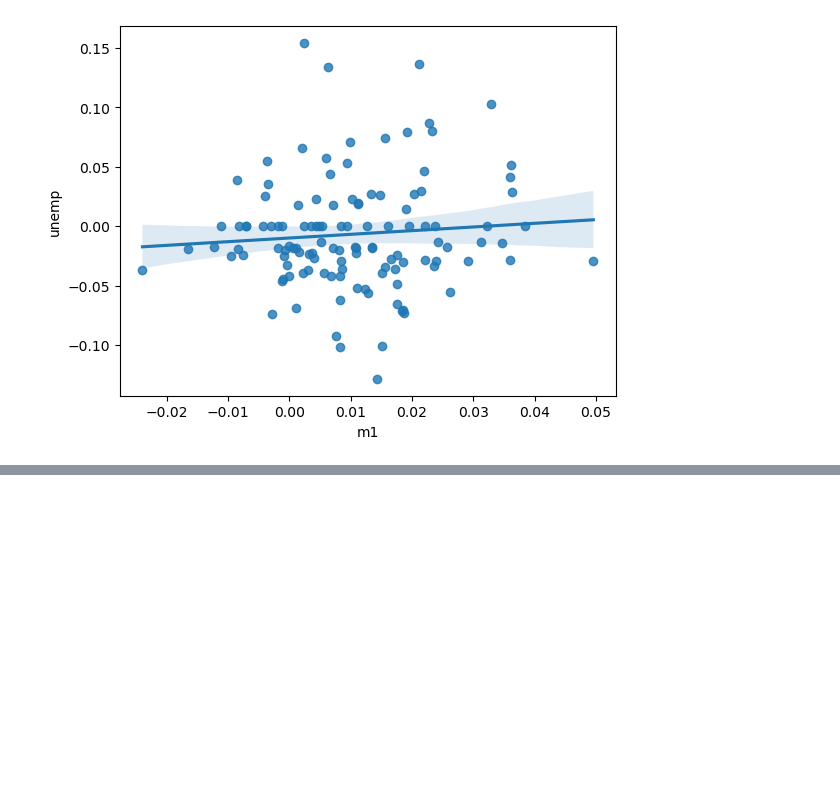
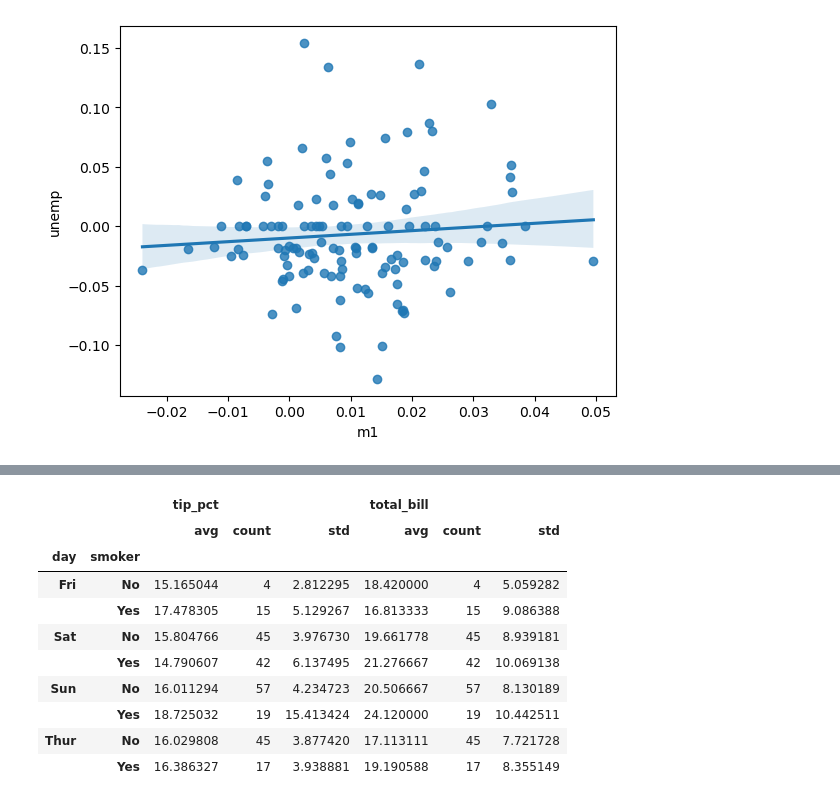
Before and after one commit to umais2005/Learning-Data_Analysis, a Jupyter notebook: Learning Data Analysis.ipynb, the cells around one changed output, grey strips where cells are left out. Cells and saved outputs as stored; diff of their text form; code cells hidden in the pictures; blank space fills up the shorter version.

```diff
--- a/Learning Data Analysis.ipynb
+++ b/Learning Data Analysis.ipynb
@@ -476,0 +481,14 @@ sns.regplot(x="m1", y='unemp', data=macro_data)
+# %%
+data.groupby(['day', 'smoker'])[['tip_pct', "total_bill"]].agg([("avg", "mean"), "count", "std"])
+# %% [output]
+|  |  | tip_pct |  |  | total_bill |  |  |
+|  |  | avg | count | std | avg | count | std |
+| day | smoker |  |  |  |  |  |  |
+| Fri | No | 15.165044 | 4 | 2.812295 | 18.420000 | 4 | 5.059282 |
+|  | Yes | 17.478305 | 15 | 5.129267 | 16.813333 | 15 | 9.086388 |
+| Sat | No | 15.804766 | 45 | 3.976730 | 19.661778 | 45 | 8.939181 |
+|  | Yes | 14.790607 | 42 | 6.137495 | 21.276667 | 42 | 10.069138 |
+| Sun | No | 16.011294 | 57 | 4.234723 | 20.506667 | 57 | 8.130189 |
+|  | Yes | 18.725032 | 19 | 15.413424 | 24.120000 | 19 | 10.442511 |
+| Thur | No | 16.029808 | 45 | 3.877420 | 17.113111 | 45 | 7.721728 |
+|  | Yes | 16.386327 | 17 | 3.938881 | 19.190588 | 17 | 8.355149 |
```
Also changed, not shown: parts of 8 cells of this notebook.
